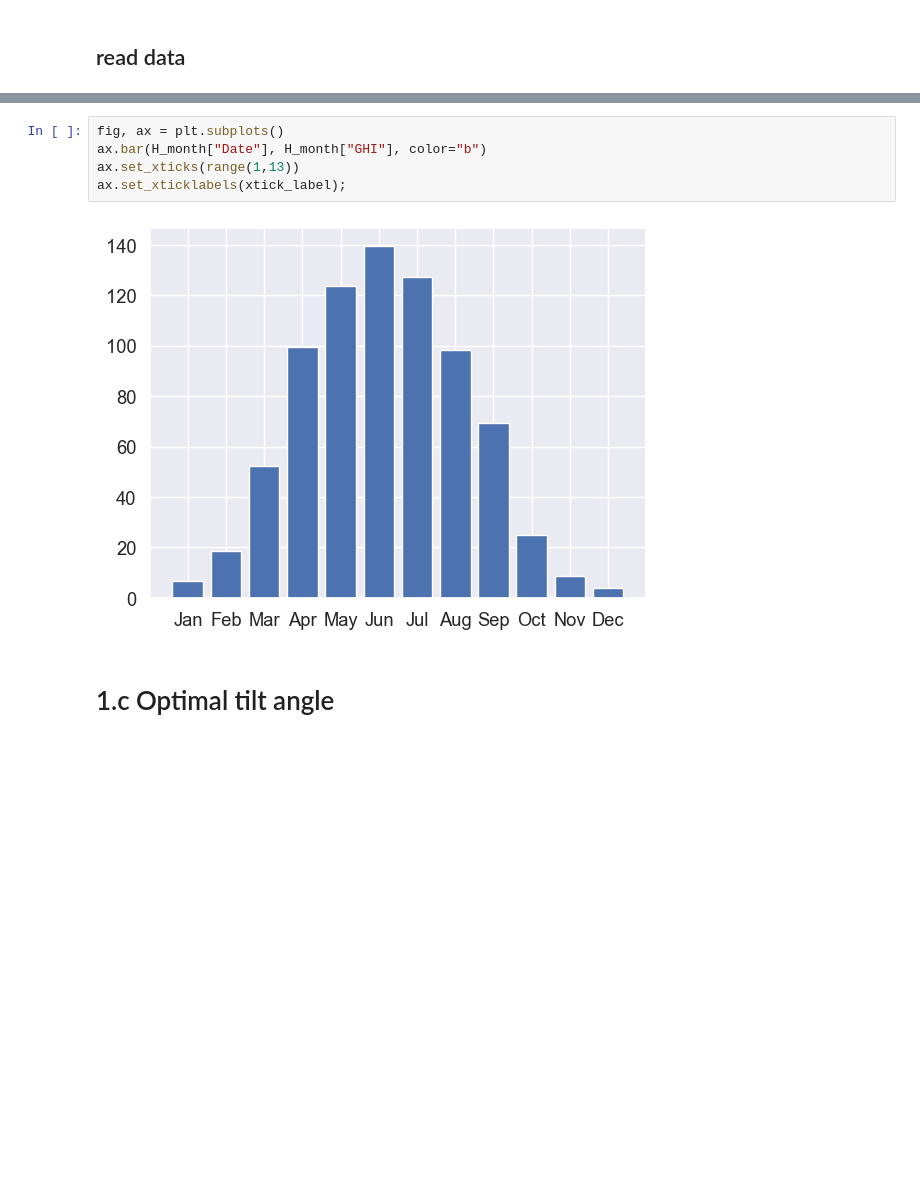
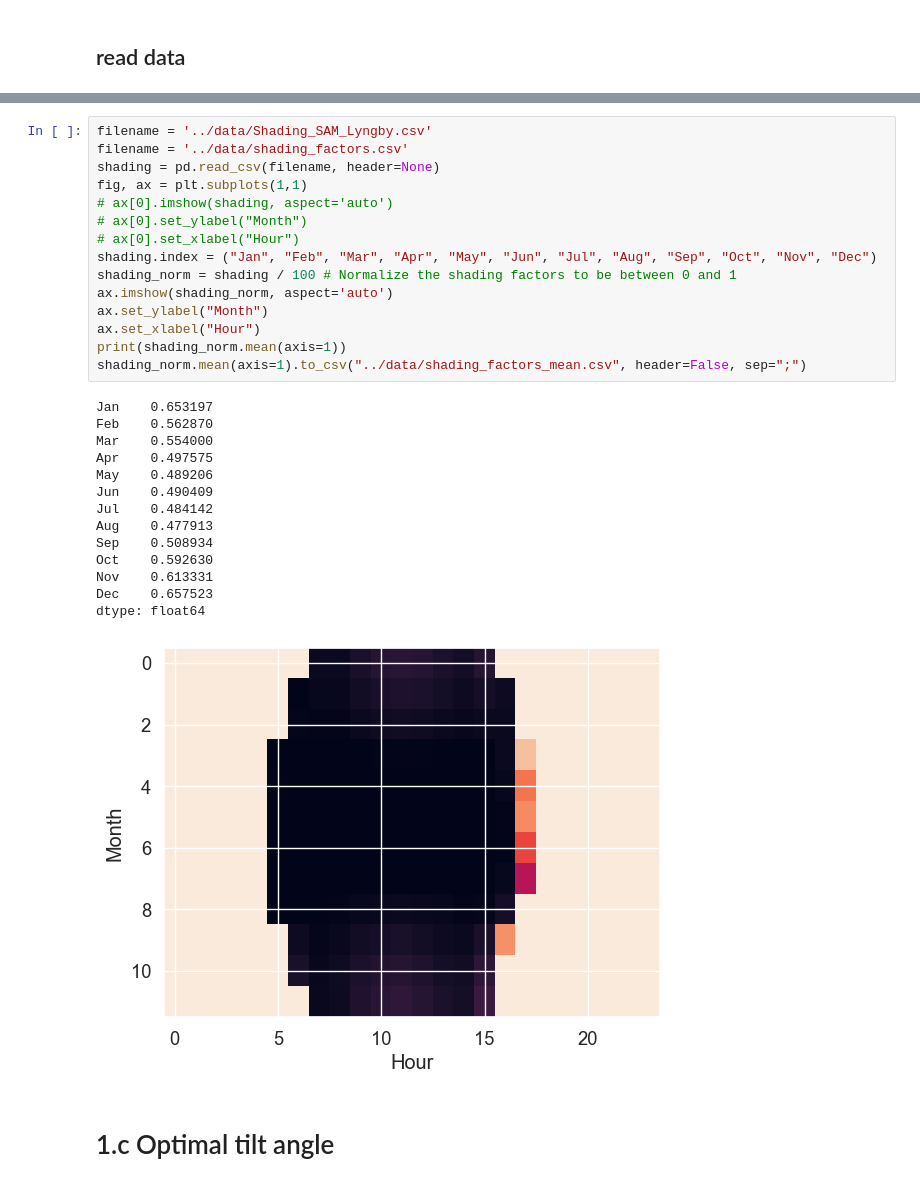
Before and after one commit to BastianValhoj/pv3, a Jupyter notebook: notebooks/bastian_part1.ipynb, the cells around one changed output, grey strips where cells are left out. Cells and saved outputs as stored; diff of their text form; blank space fills up the shorter version.

```diff
--- a/notebooks/bastian_part1.ipynb
+++ b/notebooks/bastian_part1.ipynb
@@ -96,10 +65,33 @@ ax.set_xticklabels(xtick_label);
-# %%
-fig, ax = plt.subplots()
-ax.bar(H_month["Date"], H_month["GHI"], color="b")
-ax.set_xticks(range(1,13))
-ax.set_xticklabels(xtick_label);
-# %% [output]
-[figure, removed]
+# %%
+filename = '../data/Shading_SAM_Lyngby.csv'
+filename = '../data/shading_factors.csv'
+shading = pd.read_csv(filename, header=None)
+fig, ax = plt.subplots(1,1)
+# ax[0].imshow(shading, aspect='auto')
+# ax[0].set_ylabel("Month")
+# ax[0].set_xlabel("Hour")
+shading.index = ("Jan", "Feb", "Mar", "Apr", "May", "Jun", "Jul", "Aug", "Sep", "Oct", "Nov", "Dec")
+shading_norm = shading / 100 # Normalize the shading factors to be between 0 and 1
+ax.imshow(shading_norm, aspect='auto')
+ax.set_ylabel("Month")
+ax.set_xlabel("Hour")
+print(shading_norm.mean(axis=1))
+shading_norm.mean(axis=1).to_csv("../data/shading_factors_mean.csv", header=False, sep=";")
+# %% [output]
+Jan    0.653197
+Feb    0.562870
+Mar    0.554000
+Apr    0.497575
+May    0.489206
+Jun    0.490409
+Jul    0.484142
+Aug    0.477913
+Sep    0.508934
+Oct    0.592630
+Nov    0.613331
+Dec    0.657523
+dtype: float64
+[figure, added]
 # %% [markdown]
 # 1.c Optimal tilt angle
 # %%
```
Also changed, not shown: parts of 11 cells of this notebook.
